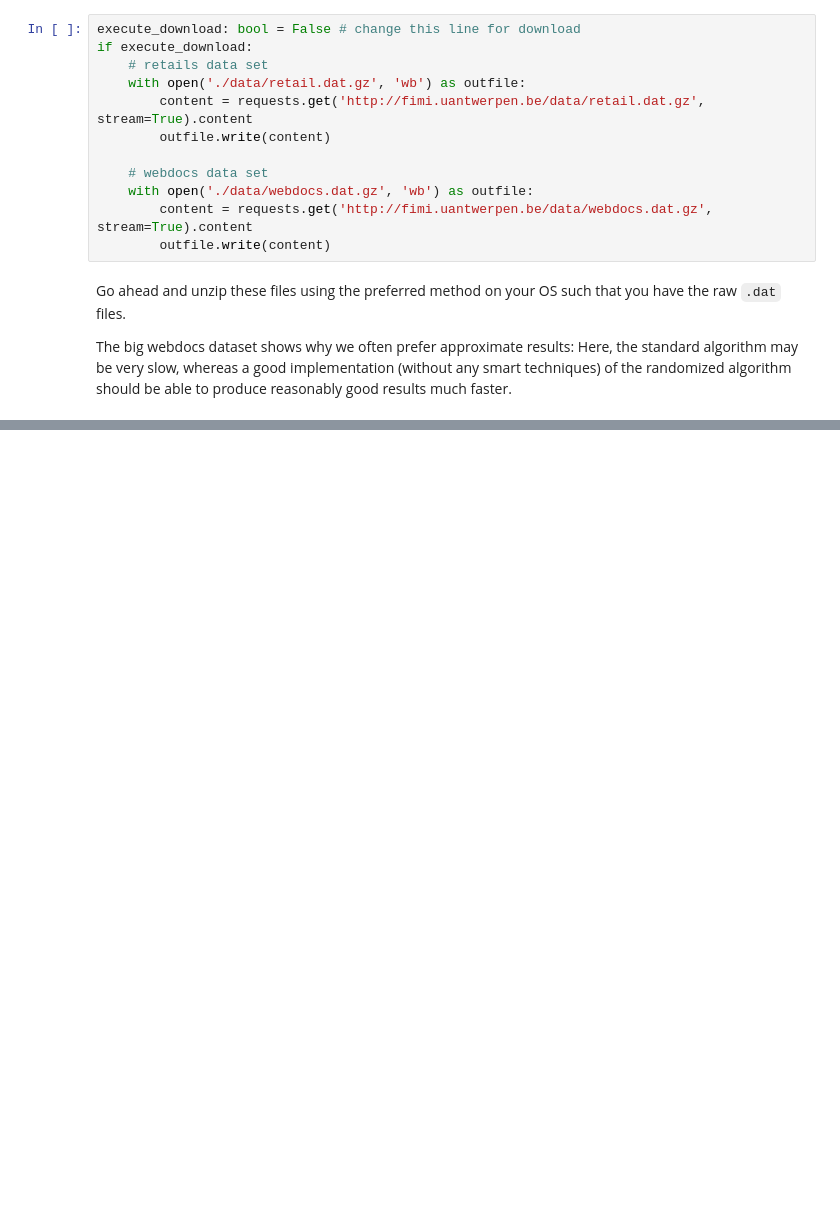
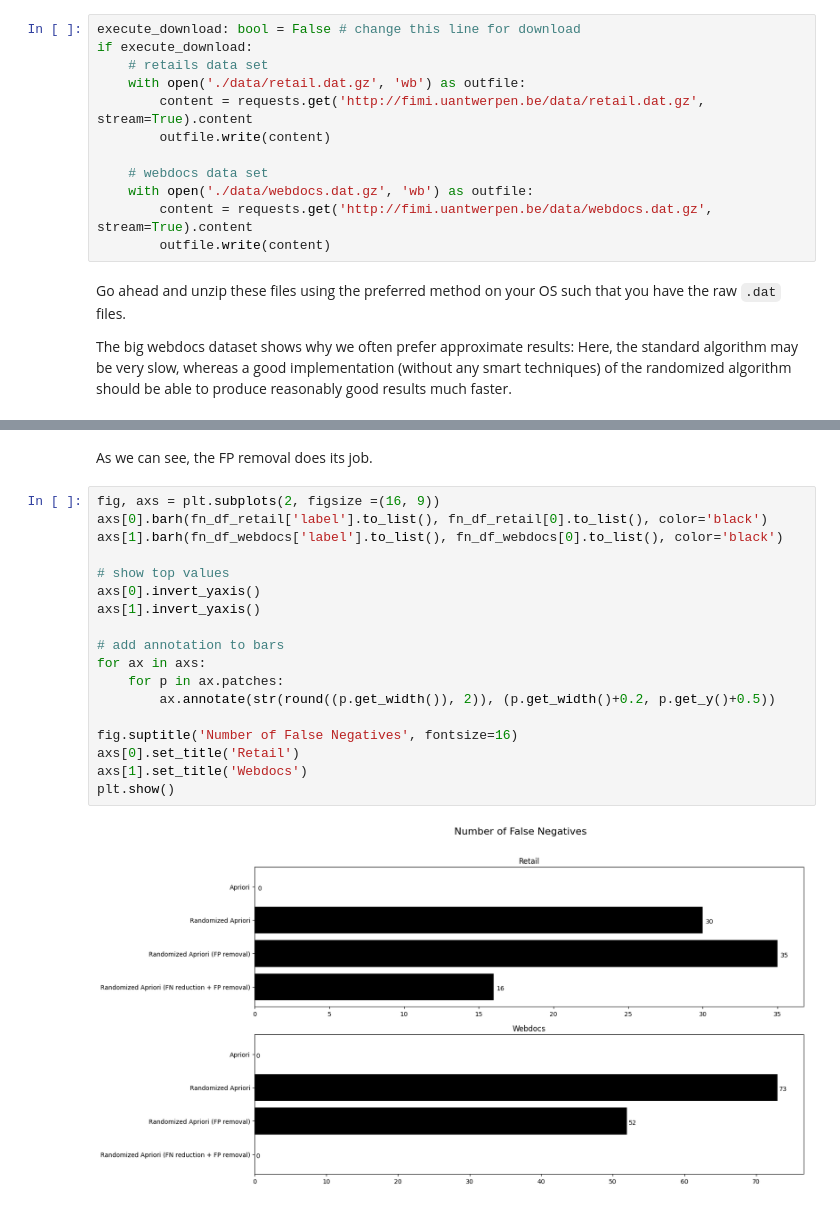
Before and after one commit to hanny-bal/apriori, a Jupyter notebook: apriori.ipynb, the cells around one changed output, grey strips where cells are left out. Drawn from its saved outputs; the diff is of its cells as text; blank space fills up the shorter version.

```diff
--- a/apriori.ipynb
+++ b/apriori.ipynb
@@ -67,0 +245,22 @@ len(output)
+# %% [markdown]
+As we can see, the FP removal does its job.
+# %%
+fig, axs = plt.subplots(2, figsize =(16, 9))
+axs[0].barh(fn_df_retail['label'].to_list(), fn_df_retail[0].to_list(), color='black')
+axs[1].barh(fn_df_webdocs['label'].to_list(), fn_df_webdocs[0].to_list(), color='black')
+
+# show top values
+axs[0].invert_yaxis()
+axs[1].invert_yaxis()
+
+# add annotation to bars
+for ax in axs:
+    for p in ax.patches:
+        ax.annotate(str(round((p.get_width()), 2)), (p.get_width()+0.2, p.get_y()+0.5))
+
+fig.suptitle('Number of False Negatives', fontsize=16)
+axs[0].set_title('Retail')
+axs[1].set_title('Webdocs')
+plt.show()
+# %% [output]
+[figure, added]
```
Also changed, not shown: parts of 21 cells of this notebook, 3 other files.
